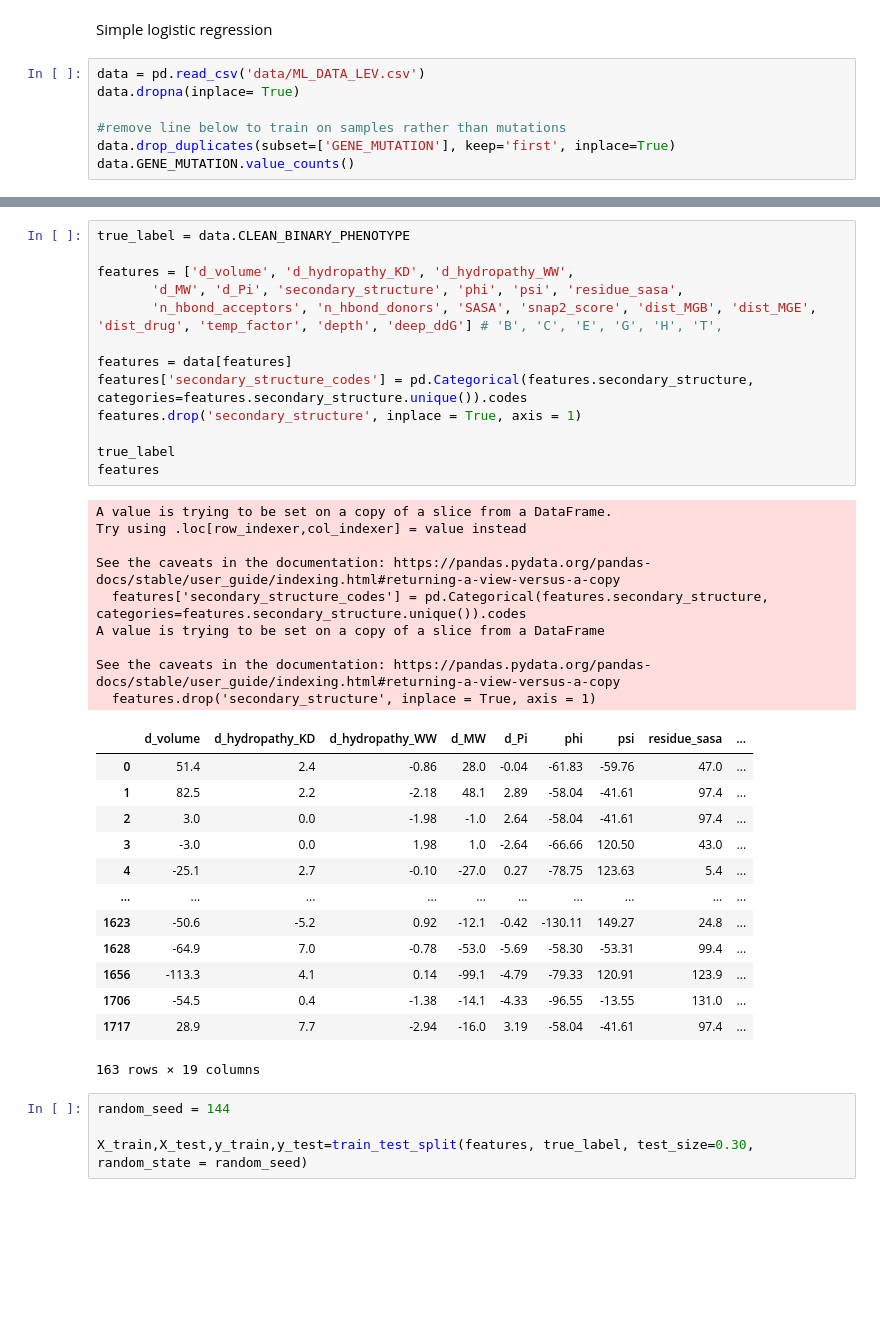
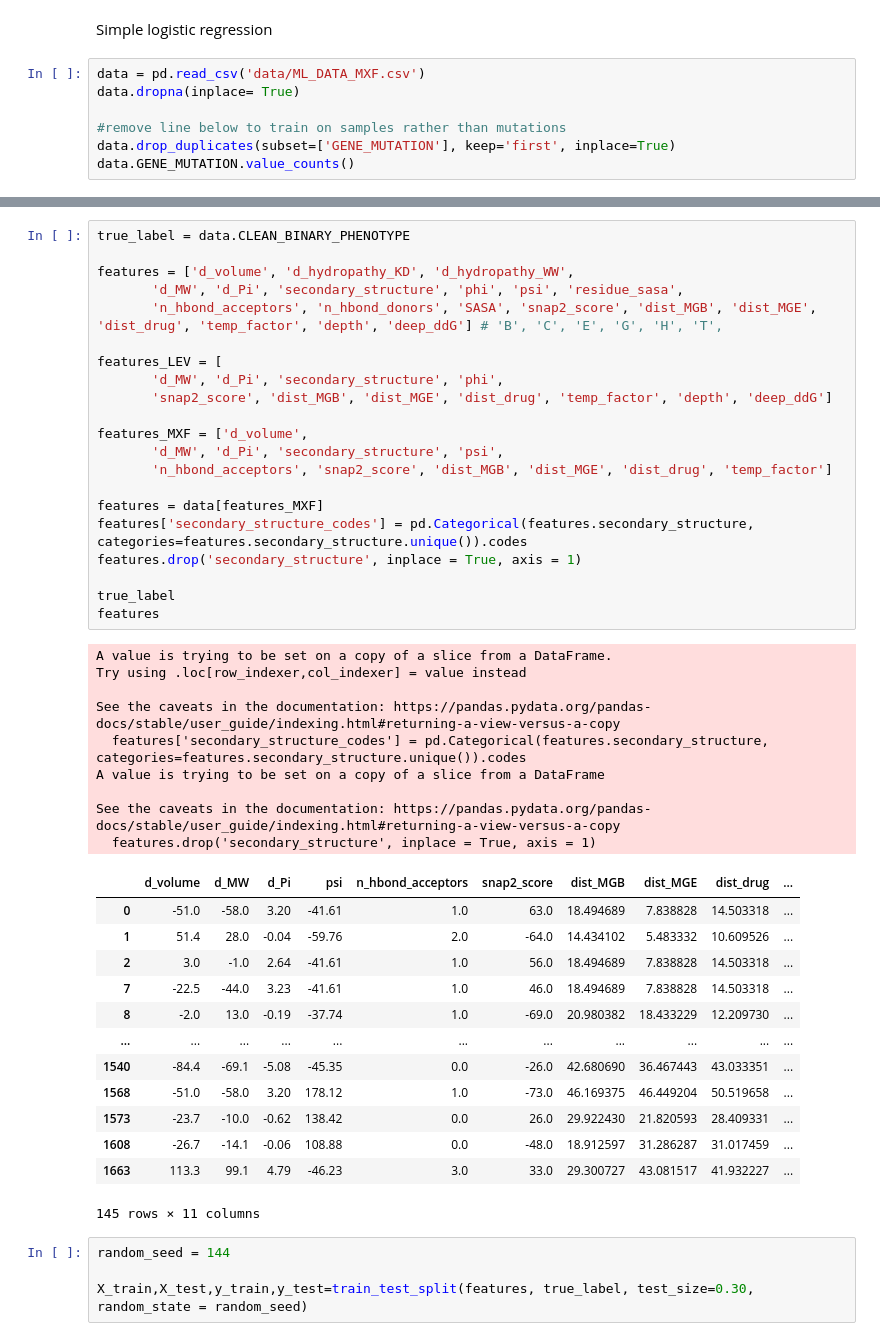
Before and after one commit to viktoria023/predict_FQ_resistance, a Jupyter notebook: 03_Run_ML_models.ipynb, the cells around one changed output, grey strips where cells are left out. Cells and saved outputs as stored; diff of their text form; blank space fills up the shorter version.

```diff
--- a/03_Run_ML_models.ipynb
+++ b/03_Run_ML_models.ipynb
@@ -15,7 +15,7 @@ from xgboost import XGBClassifier
 # %% [markdown]
 Simple logistic regression
 # %%
-data = pd.read_csv('data/ML_DATA_LEV.csv')
+data = pd.read_csv('data/ML_DATA_MXF.csv')
 data.dropna(inplace= True)
 
 #remove line below to train on samples rather than mutations
@@ -61,39 +61,47 @@ data
 # %%
 true_label = data.CLEAN_BINARY_PHENOTYPE
 
 features = ['d_volume', 'd_hydropathy_KD', 'd_hydropathy_WW',
        'd_MW', 'd_Pi', 'secondary_structure', 'phi', 'psi', 'residue_sasa',
        'n_hbond_acceptors', 'n_hbond_donors', 'SASA', 'snap2_score', 'dist_MGB', 'dist_MGE', 'dist_drug', 'temp_factor', 'depth', 'deep_ddG'] # 'B', 'C', 'E', 'G', 'H', 'T',
 
-features = data[features]
+features_LEV = [
+       'd_MW', 'd_Pi', 'secondary_structure', 'phi',
+       'snap2_score', 'dist_MGB', 'dist_MGE', 'dist_drug', 'temp_factor', 'depth', 'deep_ddG']
+
+features_MXF = ['d_volume',
+       'd_MW', 'd_Pi', 'secondary_structure', 'psi',
+       'n_hbond_acceptors', 'snap2_score', 'dist_MGB', 'dist_MGE', 'dist_drug', 'temp_factor']
+
+features = data[features_MXF]
 features['secondary_structure_codes'] = pd.Categorical(features.secondary_structure, categories=features.secondary_structure.unique()).codes
 features.drop('secondary_structure', inplace = True, axis = 1)
 
 true_label
 features
 # %% [output]
 A value is trying to be set on a copy of a slice from a DataFrame.
 Try using .loc[row_indexer,col_indexer] = value instead
 
 See the caveats in the documentation: https://pandas.pydata.org/pandas-docs/stable/user_guide/indexing.html#returning-a-view-versus-a-copy
   features['secondary_structure_codes'] = pd.Categorical(features.secondary_structure, categories=features.secondary_structure.unique()).codes
 A value is trying to be set on a copy of a slice from a DataFrame
 
 See the caveats in the documentation: https://pandas.pydata.org/pandas-docs/stable/user_guide/indexing.html#returning-a-view-versus-a-copy
   features.drop('secondary_structure', inplace = True, axis = 1)
-|  | d_volume | d_hydropathy_KD | d_hydropathy_WW | d_MW | d_Pi | phi | psi | residue_sasa | ... |
-| 0 | 51.4 | 2.4 | -0.86 | 28.0 | -0.04 | -61.83 | -59.76 | 47.0 | ... |
-| 1 | 82.5 | 2.2 | -2.18 | 48.1 | 2.89 | -58.04 | -41.61 | 97.4 | ... |
-| 2 | 3.0 | 0.0 | -1.98 | -1.0 | 2.64 | -58.04 | -41.61 | 97.4 | ... |
-| 3 | -3.0 | 0.0 | 1.98 | 1.0 | -2.64 | -66.66 | 120.50 | 43.0 | ... |
-| 4 | -25.1 | 2.7 | -0.10 | -27.0 | 0.27 | -78.75 | 123.63 | 5.4 | ... |
-| ... | ... | ... | ... | ... | ... | ... | ... | ... | ... |
-| 1623 | -50.6 | -5.2 | 0.92 | -12.1 | -0.42 | -130.11 | 149.27 | 24.8 | ... |
-| 1628 | -64.9 | 7.0 | -0.78 | -53.0 | -5.69 | -58.30 | -53.31 | 99.4 | ... |
-| 1656 | -113.3 | 4.1 | 0.14 | -99.1 | -4.79 | -79.33 | 120.91 | 123.9 | ... |
-| 1706 | -54.5 | 0.4 | -1.38 | -14.1 | -4.33 | -96.55 | -13.55 | 131.0 | ... |
-| 1717 | 28.9 | 7.7 | -2.94 | -16.0 | 3.19 | -58.04 | -41.61 | 97.4 | ... |
+|  | d_volume | d_MW | d_Pi | psi | n_hbond_acceptors | snap2_score | dist_MGB | dist_MGE | dist_drug | ... |
+| 0 | -51.0 | -58.0 | 3.20 | -41.61 | 1.0 | 63.0 | 18.494689 | 7.838828 | 14.503318 | ... |
+| 1 | 51.4 | 28.0 | -0.04 | -59.76 | 2.0 | -64.0 | 14.434102 | 5.483332 | 10.609526 | ... |
+| 2 | 3.0 | -1.0 | 2.64 | -41.61 | 1.0 | 56.0 | 18.494689 | 7.838828 | 14.503318 | ... |
+| 7 | -22.5 | -44.0 | 3.23 | -41.61 | 1.0 | 46.0 | 18.494689 | 7.838828 | 14.503318 | ... |
+| 8 | -2.0 | 13.0 | -0.19 | -37.74 | 1.0 | -69.0 | 20.980382 | 18.433229 | 12.209730 | ... |
+| ... | ... | ... | ... | ... | ... | ... | ... | ... | ... | ... |
+| 1540 | -84.4 | -69.1 | -5.08 | -45.35 | 0.0 | -26.0 | 42.680690 | 36.467443 | 43.033351 | ... |
+| 1568 | -51.0 | -58.0 | 3.20 | 178.12 | 1.0 | -73.0 | 46.169375 | 46.449204 | 50.519658 | ... |
+| 1573 | -23.7 | -10.0 | -0.62 | 138.42 | 0.0 | 26.0 | 29.922430 | 21.820593 | 28.409331 | ... |
+| 1608 | -26.7 | -14.1 | -0.06 | 108.88 | 0.0 | -48.0 | 18.912597 | 31.286287 | 31.017459 | ... |
+| 1663 | 113.3 | 99.1 | 4.79 | -46.23 | 3.0 | 33.0 | 29.300727 | 43.081517 | 41.932227 | ... |
-163 rows × 19 columns
+145 rows × 11 columns
 # %%
 random_seed = 144
 
```
Also changed, not shown: parts of 24 cells of this notebook, 1 other file.
